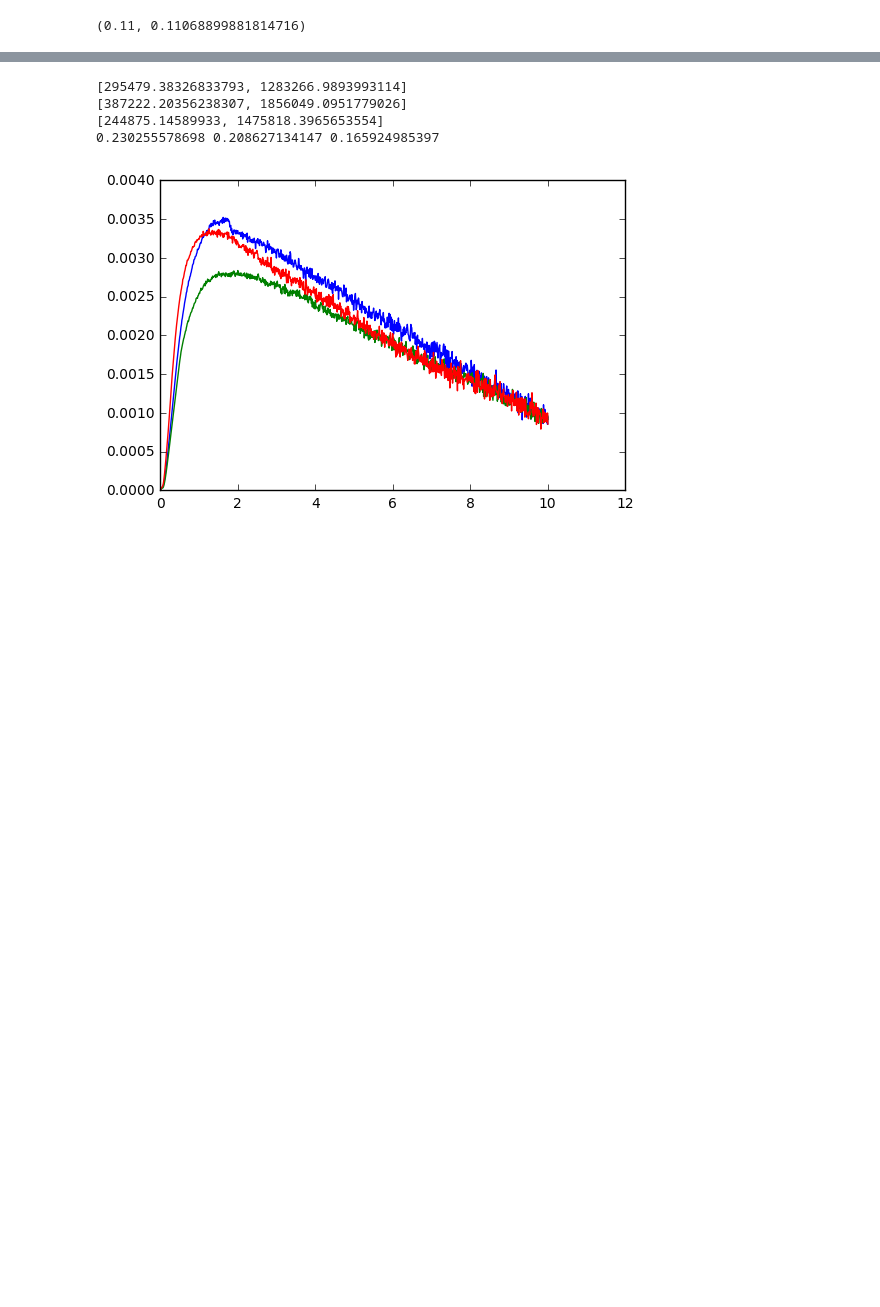
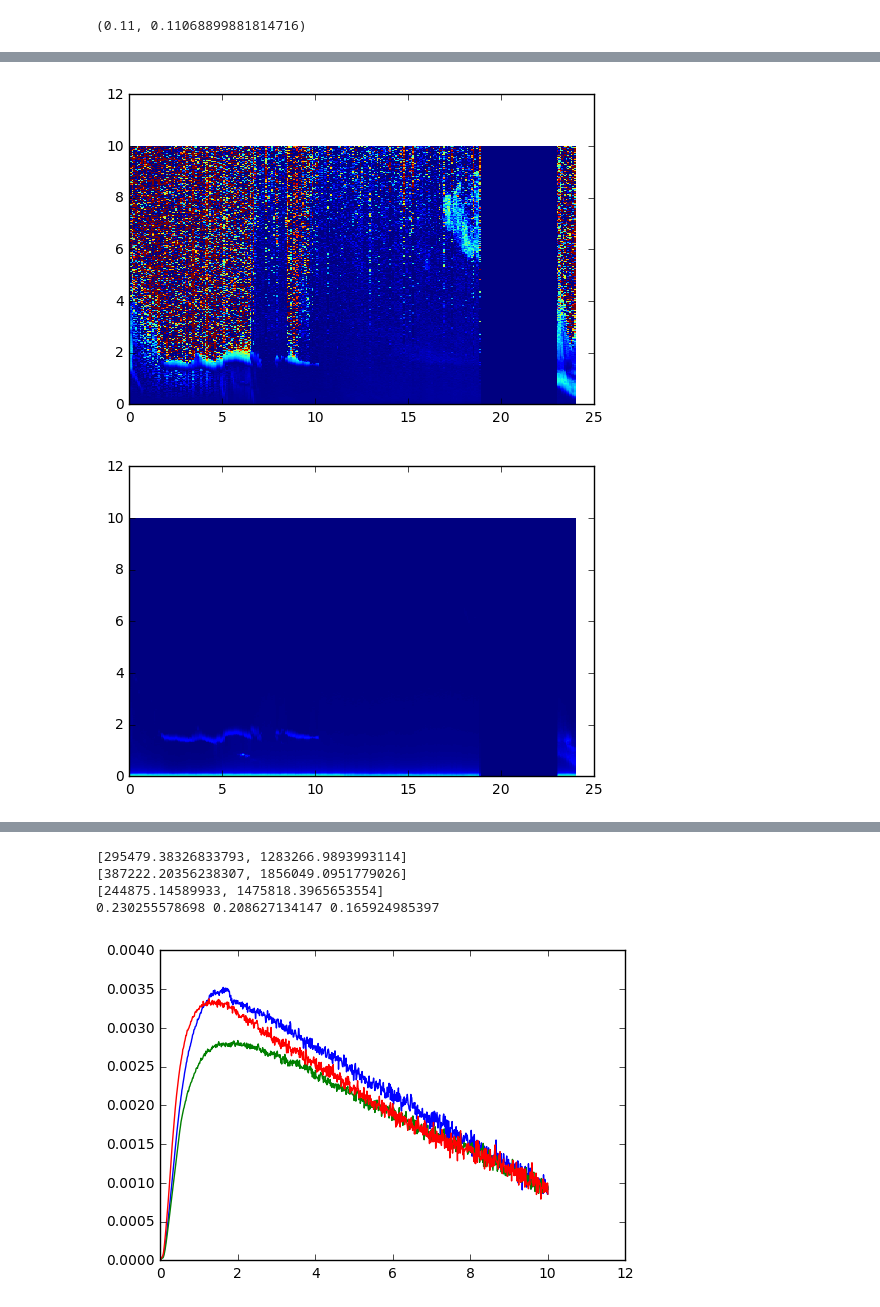
Before and after one commit to cduranalarcon/Lidar_DDU, a Jupyter notebook: Notebooks/System_calibration.ipynb, the cells around one changed output, grey strips where cells are left out. Cells and saved outputs as stored; diff of their text form; code cells hidden in the pictures; blank space fills up the shorter version.

```diff
--- a/Notebooks/System_calibration.ipynb
+++ b/Notebooks/System_calibration.ipynb
@@ -129,0 +216,19 @@ print K1,K2,K3
+# %%
+path_in = "I:/PHD/Lidar/Processing_V3/Signals/"+str(TRES)+"min"+str(VRES)+"bins/"
+filename1 = path_in+"Par90_bc/Par90bc_"+str(year)+str(month).zfill(2)+str(day).zfill(2)+"_"+str(TRES)+"min_"+str(VRES)+"bins.dat"
+filename3 = path_in+"Per_bc/Perbc_"+str(year)+str(month).zfill(2)+str(day).zfill(2)+"_"+str(TRES)+"min_"+str(VRES)+"bins.dat"
+filenameSNR = path_in+"SNR/SNR_Par90_"+str(year)+str(month).zfill(2)+str(day).zfill(2)+"_"+str(TRES)+"min_"+str(VRES)+"bins.dat"
+
+r   = np.loadtxt(path_in+"R_"+str(TRES)+"min_"+str(VRES)+"bins.dat")
+Mat_Spar = np.loadtxt(filename1)
+Mat_Sper = np.loadtxt(filename3)
+SNR_par = np.loadtxt(filenameSNR)
+hours = np.linspace(0,24,np.shape(Mat_Spar)[0])
+
+pylab.pcolor(hours,r,K*np.transpose(Mat_Sper/Mat_Spar), vmin = 0, vmax = 0.1)
+pylab.show()
+pylab.pcolor(hours,r,np.transpose(SNR_par),vmin = 0, vmax = 10000)
+pylab.show()
+# %% [output]
+[figure, added]
+[figure, added]
```
Also changed, not shown: parts of 7 cells of this notebook.
